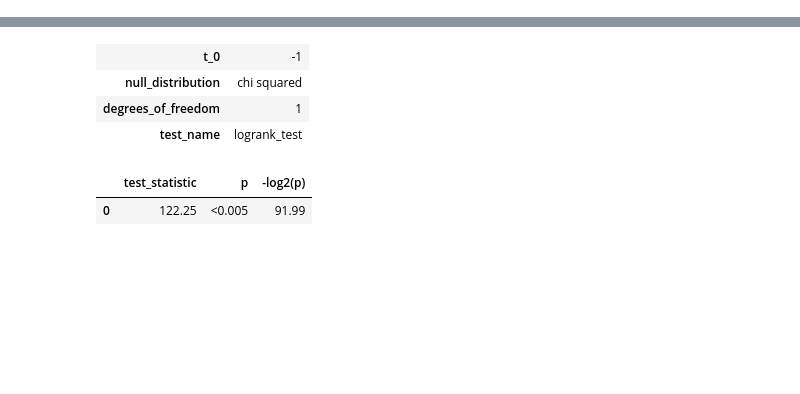
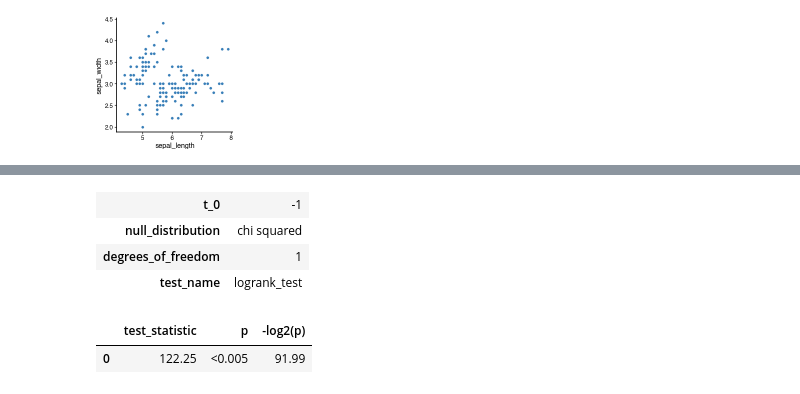
Before and after one commit to faridrashidi/cnsplots, a Jupyter notebook: notebooks/matplotlib.ipynb, the cells around one changed output, grey strips where cells are left out. Saved outputs shown, nothing was run; the diff lists cells and outputs as text; code cells hidden in the pictures; blank space fills up the shorter version.

```diff
--- a/notebooks/matplotlib.ipynb
+++ b/notebooks/matplotlib.ipynb
@@ -14,0 +32,5 @@ Text(0, 0.5, 'ylabel')
+# %%
+cns.figure(150, 150)
+sns.scatterplot(data=df, x="sepal_length", y="sepal_width", s=8);
+# %% [output]
+[figure, added]
```
Also changed, not shown: parts of 8 cells of this notebook, 4 other files.
